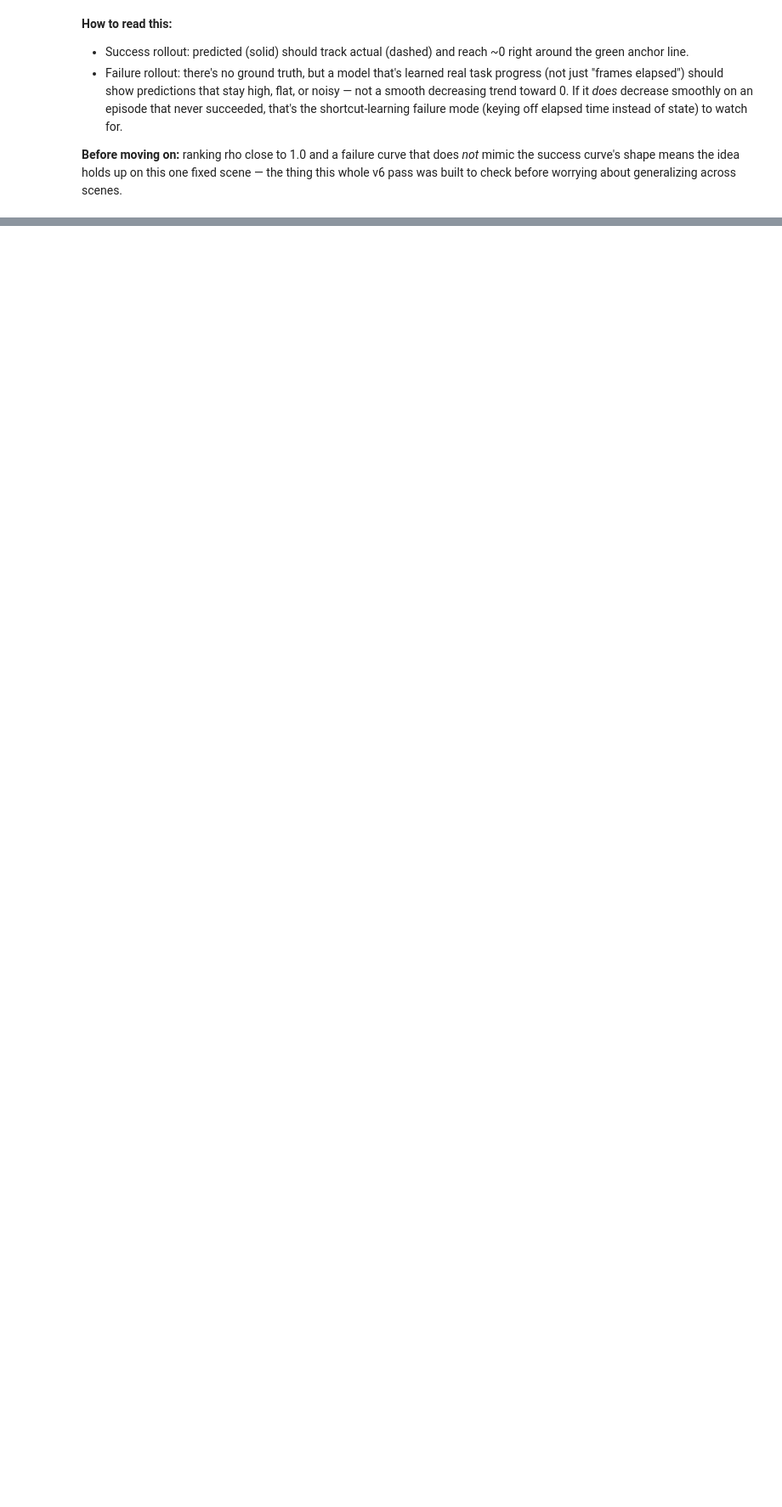
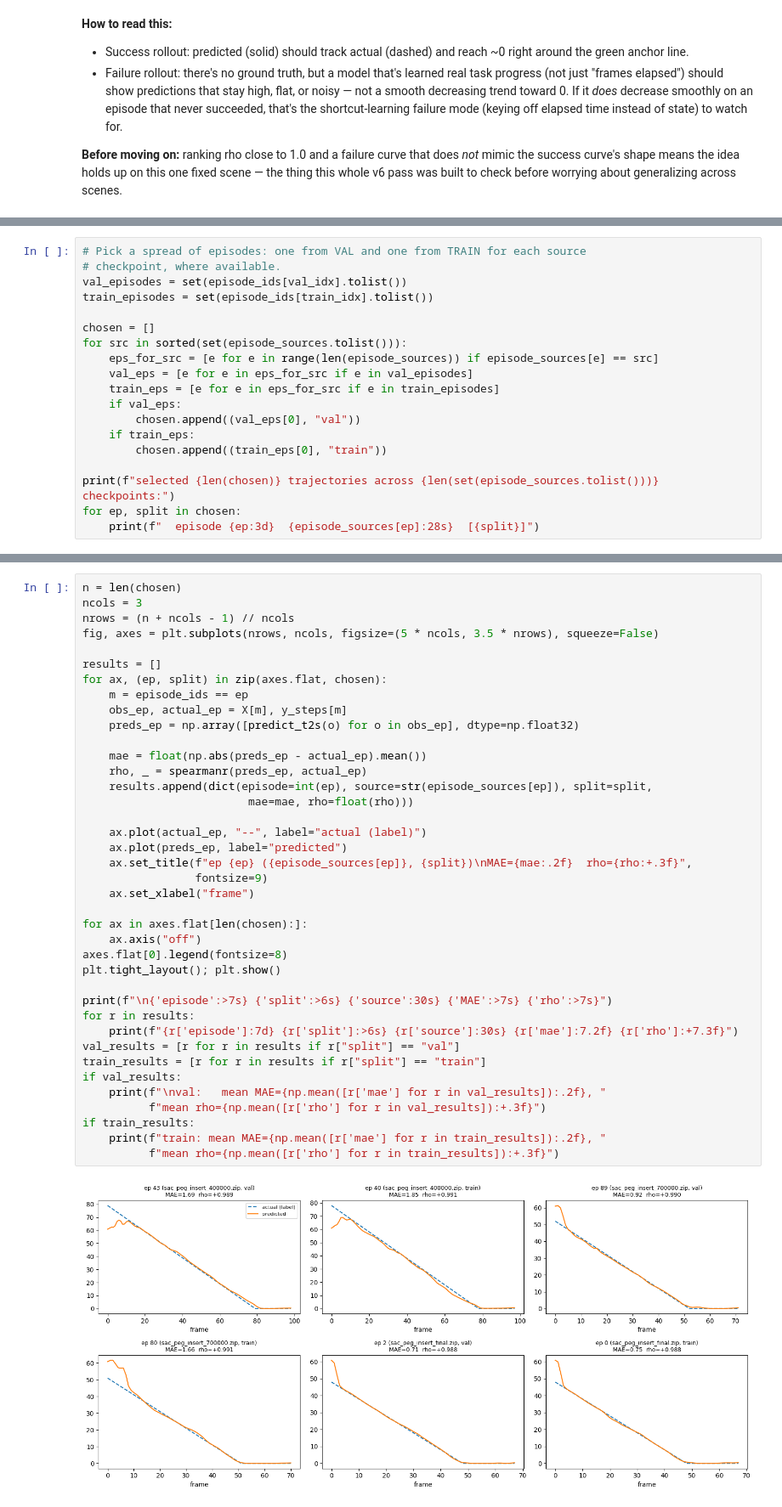
Before and after one commit to Allen-ENGI/peg_insertion, a Jupyter notebook: 2_train_validate_v6.ipynb, the cells around one changed output, grey strips where cells are left out. Shown at 85% size. Cells and saved outputs as stored; diff of their text form; blank space fills up the shorter version.

```diff
--- a/2_train_validate_v6.ipynb
+++ b/2_train_validate_v6.ipynb
@@ -468,0 +480,19 @@ worrying about generalizing across scenes.
+# %%
+# Pick a spread of episodes: one from VAL and one from TRAIN for each source
+# checkpoint, where available.
+val_episodes = set(episode_ids[val_idx].tolist())
+train_episodes = set(episode_ids[train_idx].tolist())
+
+chosen = []
+for src in sorted(set(episode_sources.tolist())):
+    eps_for_src = [e for e in range(len(episode_sources)) if episode_sources[e] == src]
+    val_eps = [e for e in eps_for_src if e in val_episodes]
+    train_eps = [e for e in eps_for_src if e in train_episodes]
+    if val_eps:
+        chosen.append((val_eps[0], "val"))
+    if train_eps:
+        chosen.append((train_eps[0], "train"))
+
+print(f"selected {len(chosen)} trajectories across {len(set(episode_sources.tolist()))} checkpoints:")
+for ep, split in chosen:
+    print(f"  episode {ep:3d}  {episode_sources[ep]:28s}  [{split}]")
@@ -468,0 +507,41 @@ worrying about generalizing across scenes.
+# %%
+n = len(chosen)
+ncols = 3
+nrows = (n + ncols - 1) // ncols
+fig, axes = plt.subplots(nrows, ncols, figsize=(5 * ncols, 3.5 * nrows), squeeze=False)
+
+results = []
+for ax, (ep, split) in zip(axes.flat, chosen):
+    m = episode_ids == ep
+    obs_ep, actual_ep = X[m], y_steps[m]
+    preds_ep = np.array([predict_t2s(o) for o in obs_ep], dtype=np.float32)
+
+    mae = float(np.abs(preds_ep - actual_ep).mean())
+    rho, _ = spearmanr(preds_ep, actual_ep)
+    results.append(dict(episode=int(ep), source=str(episode_sources[ep]), split=split,
+                         mae=mae, rho=float(rho)))
+
+    ax.plot(actual_ep, "--", label="actual (label)")
+    ax.plot(preds_ep, label="predicted")
+    ax.set_title(f"ep {ep} ({episode_sources[ep]}, {split})\nMAE={mae:.2f}  rho={rho:+.3f}",
+                 fontsize=9)
+    ax.set_xlabel("frame")
+
+for ax in axes.flat[len(chosen):]:
+    ax.axis("off")
+axes.flat[0].legend(fontsize=8)
+plt.tight_layout(); plt.show()
+
+print(f"\n{'episode':>7s} {'split':>6s} {'source':30s} {'MAE':>7s} {'rho':>7s}")
+for r in results:
+    print(f"{r['episode']:7d} {r['split']:>6s} {r['source']:30s} {r['mae']:7.2f} {r['rho']:+7.3f}")
+val_results = [r for r in results if r["split"] == "val"]
+train_results = [r for r in results if r["split"] == "train"]
+if val_results:
+    print(f"\nval:   mean MAE={np.mean([r['mae'] for r in val_results]):.2f}, "
+          f"mean rho={np.mean([r['rho'] for r in val_results]):+.3f}")
+if train_results:
+    print(f"train: mean MAE={np.mean([r['mae'] for r in train_results]):.2f}, "
+          f"mean rho={np.mean([r['rho'] for r in train_results]):+.3f}")
+# %% [output]
+[figure, added]
```
Also changed, not shown: parts of 20 cells of this notebook, 3 other files.
